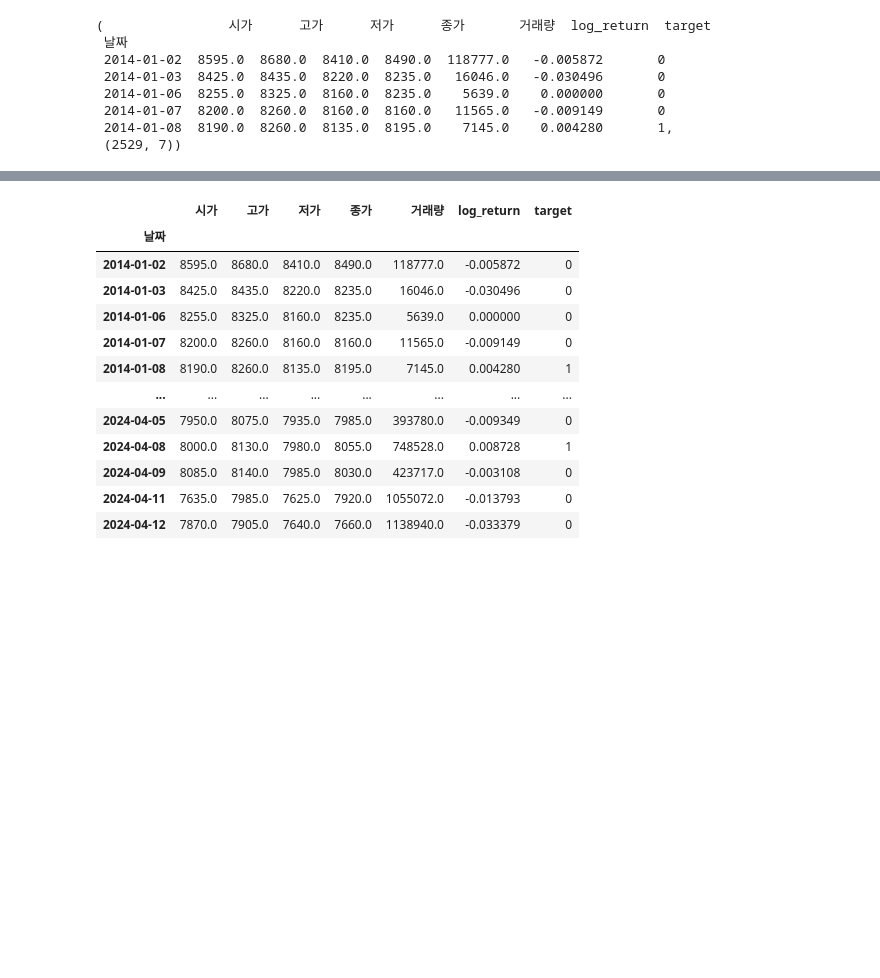
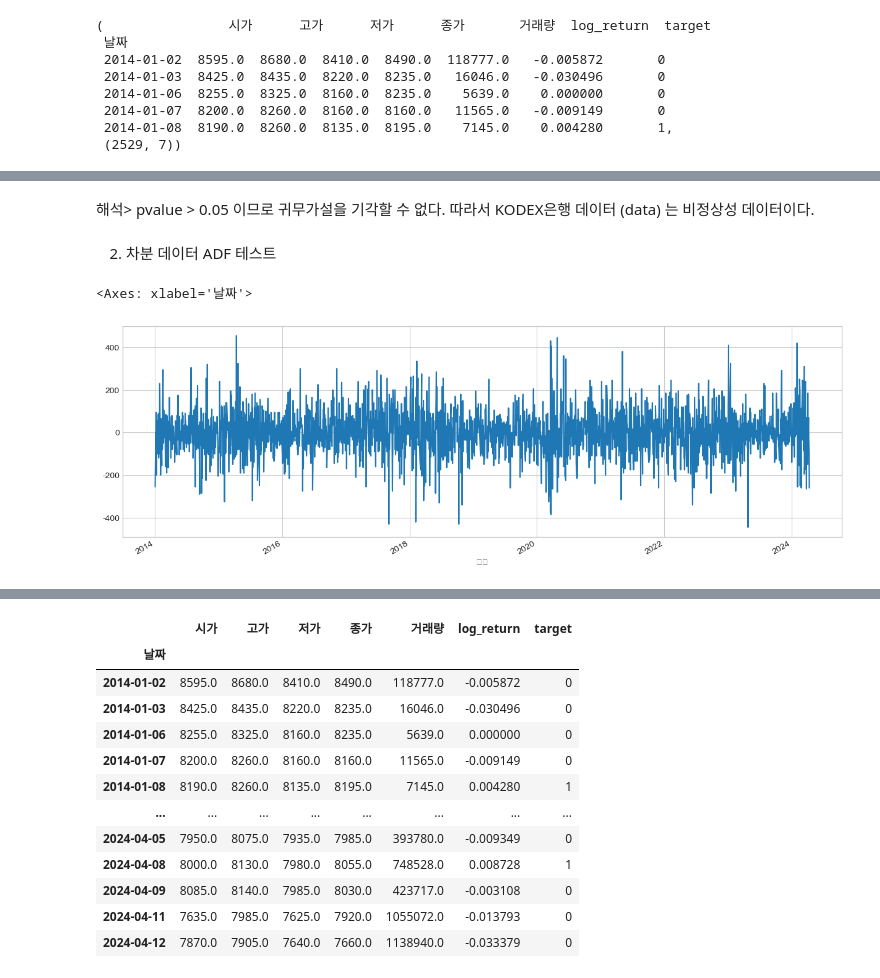
Before and after one commit to channy33/ML_pjt, a Jupyter notebook: BANK_pjt/BANK_pjt.ipynb, the cells around one changed output, grey strips where cells are left out. Saved outputs shown, nothing was run; the diff lists cells and outputs as text; code cells hidden in the pictures; blank space fills up the shorter version.

```diff
--- a/BANK_pjt/BANK_pjt.ipynb
+++ b/BANK_pjt/BANK_pjt.ipynb
@@ -842,0 +914,12 @@ merged_df.head(), merged_df.shape
+# %% [markdown]
+해석>
+pvalue > 0.05 이므로 귀무가설을 기각할 수 없다. 따라서 KODEX은행 데이터 (data) 는 비정상성 데이터이다.
+# %% [markdown]
+2) 차분 데이터 ADF 테스트
+# %%
+# 1차 차분 데이터 diff1
+dff1 = data.diff().dropna()
+dff1.plot(figsize=(15,5))
+# %% [output]
+<Axes: xlabel='날짜'>
+[figure, added]
```
Also changed, not shown: parts of 53 cells of this notebook.
